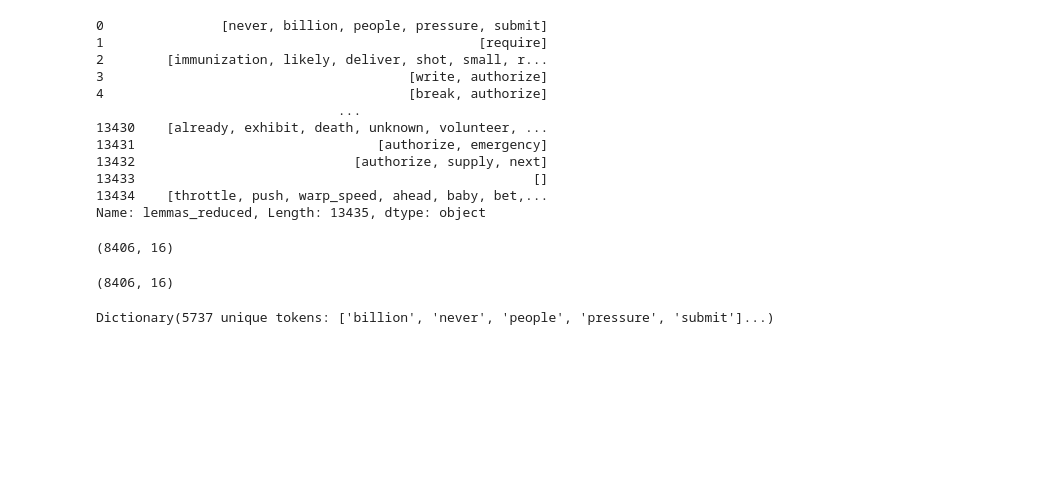
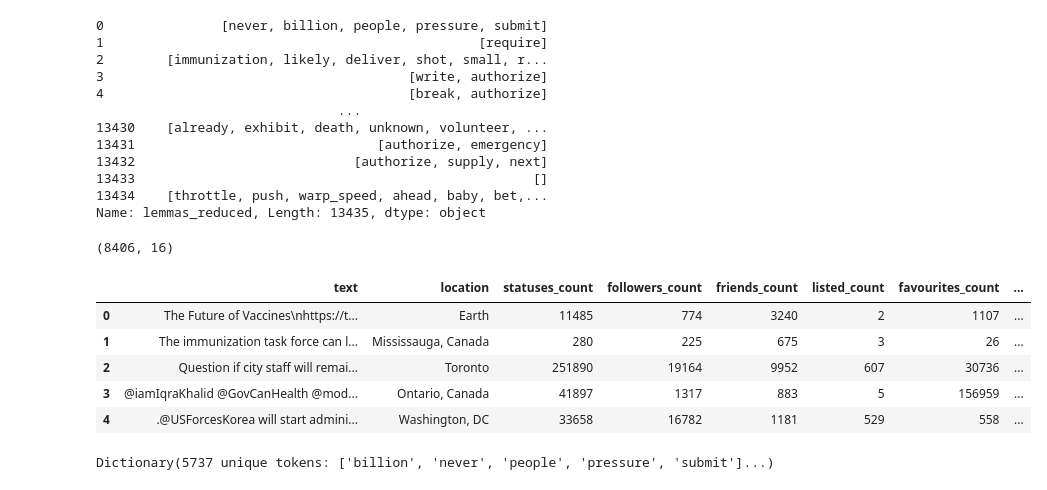
Before and after one commit to AstridLL/NLP_EXAM_CODE, a Jupyter notebook: LDA_topic_m.ipynb, the cells around one changed output. Cells and saved outputs as stored; diff of their text form; code cells hidden in the pictures; blank space fills up the shorter version.

```diff
--- a/LDA_topic_m.ipynb
+++ b/LDA_topic_m.ipynb
@@ -564,17 +650,36 @@ df4.shape
 #df4.to_pickle('final_data_version_minustop10.pkl')
 
 # Read data
-df4 = pd.read_pickle('final_data_version_minustop10.pkl')
+#df4 = pd.read_pickle('final_data_version_minustop10.pkl')
 # remember to use column lemmas_reduced instead of lemmas!
 
+
+# CODE BELOW ADDED AFTER SYNOPSIS HAND IN
+# save to csv file:
+df5.to_csv('oralexamupdated_final_data_version_minustop10.csv', header=True, mode='a')
+# save to pickle
+df5.to_pickle('oralexamupdated_final_data_version_minustop10.pkl')
+
+# Read data
+df5 = pd.read_pickle('oralexamupdated_final_data_version_minustop10.pkl')
+# remember to use column lemmas_reduced instead of lemmas!
+
+
+
 ###### NOW THIS IS TRULY THE END OF THE PREPROCESSING AND WE NOW MOVE ON TO BUILD MODELS #########
 # %%
 ######## BUID MODELS ########
 # FIRST WITH GENSIM
 # THEN WITH MALLET
 #############################
+df5.head()
 # %% [output]
-(8406, 16)
+|  | text | location | statuses_count | followers_count | friends_count | listed_count | favourites_count | ... |
+| 0 | The Future of Vaccines\nhttps://t... | Earth | 11485 | 774 | 3240 | 2 | 1107 | ... |
+| 1 | The immunization task force can l... | Mississauga, Canada | 280 | 225 | 675 | 3 | 26 | ... |
+| 2 | Question if city staff will remai... | Toronto | 251890 | 19164 | 9952 | 607 | 30736 | ... |
+| 3 | @iamIqraKhalid @GovCanHealth @mod... | Ontario, Canada | 41897 | 1317 | 883 | 5 | 156959 | ... |
+| 4 | .@USForcesKorea will start admini... | Washington, DC | 33658 | 16782 | 1181 | 529 | 558 | ... |
 # %%
 # Before we can build the LDA model we have to generate a dicitonary and a corpus. These are two main inputs in the model, and can be created with the gensim package.
 
```
Also changed, not shown: parts of 10 cells of this notebook.
